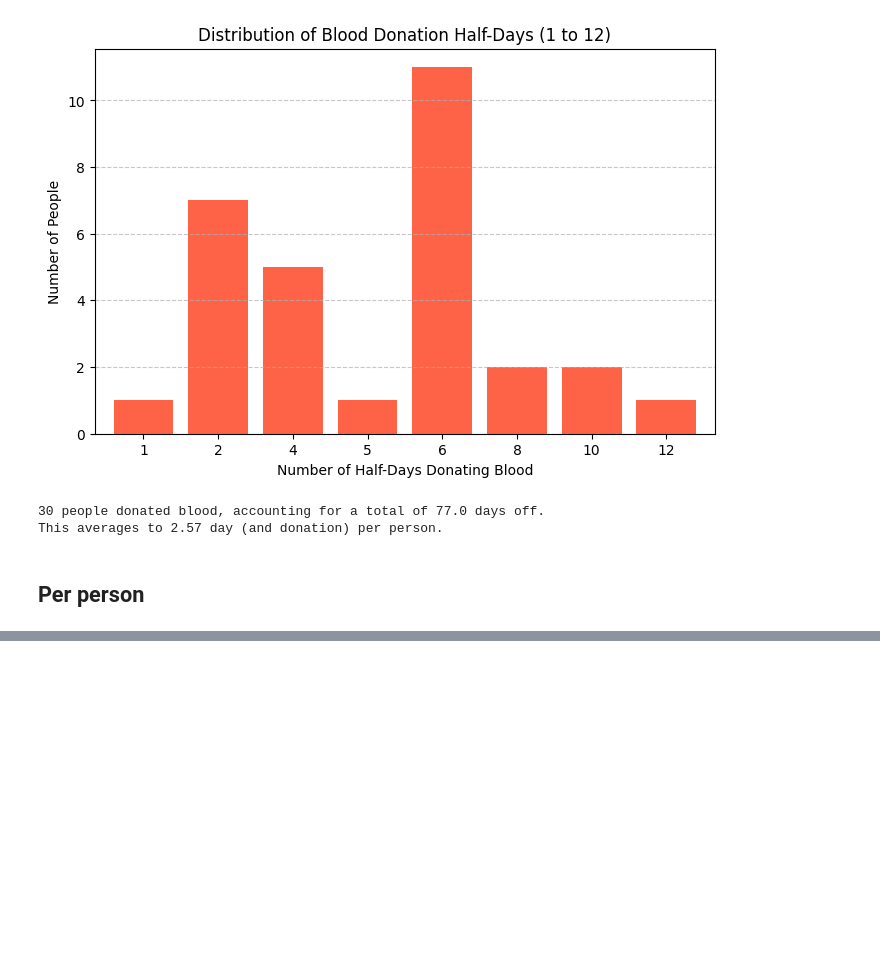
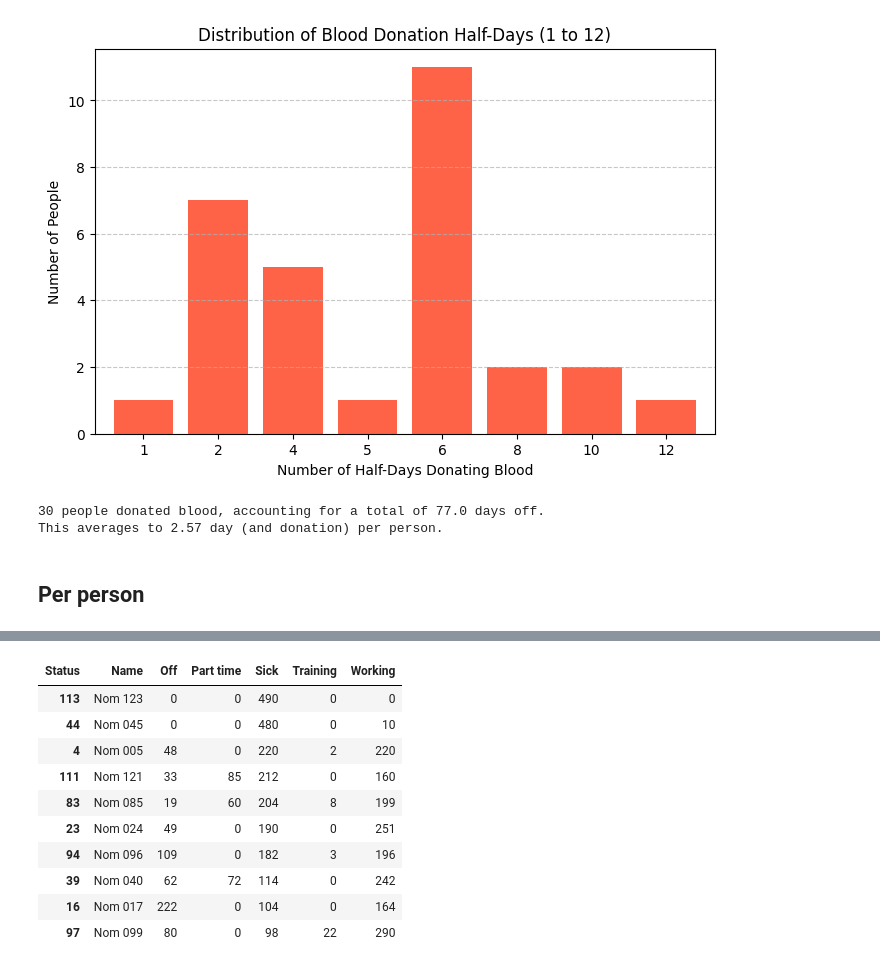
Before and after one commit to Fnor-BE/on-duty-2024, a Jupyter notebook: on-duty.ipynb, the cells around one changed output, grey strips where cells are left out. Saved outputs shown, nothing was run; the diff lists cells and outputs as text; code cells hidden in the pictures; blank space fills up the shorter version.

```diff
--- a/on-duty.ipynb
+++ b/on-duty.ipynb
@@ -611,0 +591,14 @@ people_status_yearly['Part time'].hist(bins=bins)
+# %%
+people_status_yearly.sort_values('Sick', ascending=False).head(10)
+# %% [output]
+| Status | Name | Off | Part time | Sick | Training | Working |
+| 113 | Nom 123 | 0 | 0 | 490 | 0 | 0 |
+| 44 | Nom 045 | 0 | 0 | 480 | 0 | 10 |
+| 4 | Nom 005 | 48 | 0 | 220 | 2 | 220 |
+| 111 | Nom 121 | 33 | 85 | 212 | 0 | 160 |
+| 83 | Nom 085 | 19 | 60 | 204 | 8 | 199 |
+| 23 | Nom 024 | 49 | 0 | 190 | 0 | 251 |
+| 94 | Nom 096 | 109 | 0 | 182 | 3 | 196 |
+| 39 | Nom 040 | 62 | 72 | 114 | 0 | 242 |
+| 16 | Nom 017 | 222 | 0 | 104 | 0 | 164 |
+| 97 | Nom 099 | 80 | 0 | 98 | 22 | 290 |
```
Also changed, not shown: parts of 15 cells of this notebook, 1 other file.
